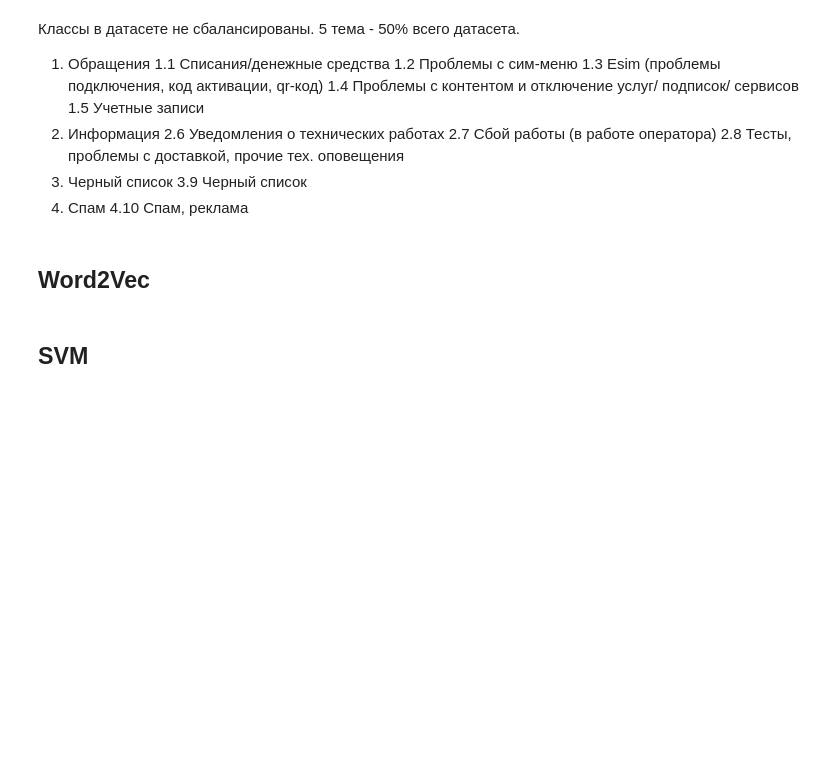
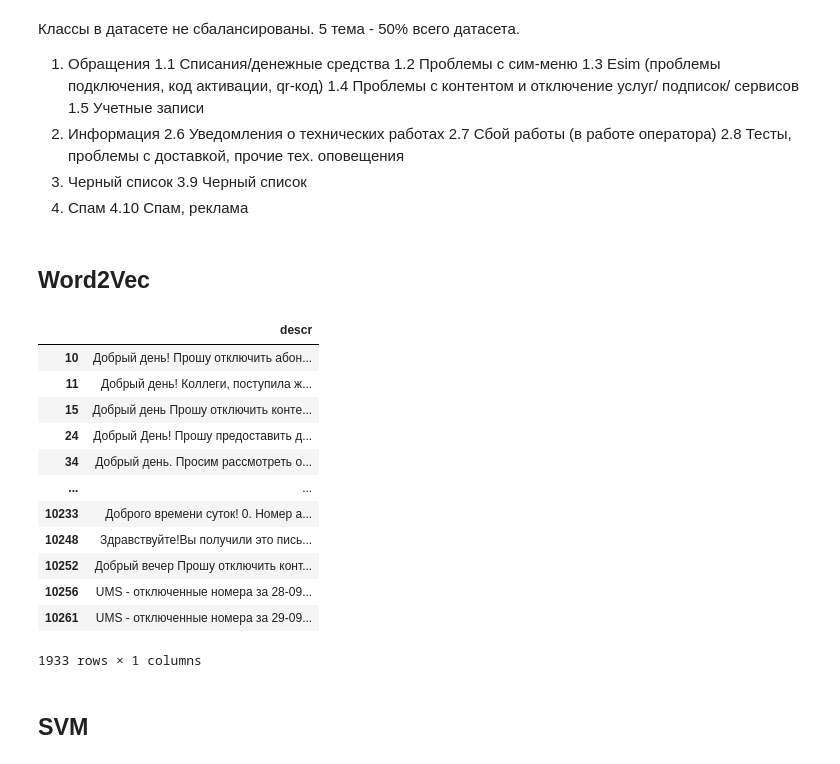
Before and after one commit to TaskGuru-AI/tasks_support_system_ai, a Jupyter notebook: notebooks/NLP/Baseline.ipynb, the cells around one changed output. Saved outputs shown, nothing was run; the diff lists cells and outputs as text; code cells hidden in the pictures; blank space fills up the shorter version.

```diff
--- a/notebooks/NLP/Baseline.ipynb
+++ b/notebooks/NLP/Baseline.ipynb
@@ -78,2 +92,19 @@ y = df['topic']
+# %%
+with pd.option_context('display.max_colwidth', None):
+    display(df[df['cluster'] == '4'][['descr']])
+# %% [output]
+|  | descr |
+| 10 | Добрый день! Прошу отключить абон... |
+| 11 | Добрый день! Коллеги, поступила ж... |
+| 15 | Добрый день Прошу отключить конте... |
+| 24 | Добрый День! Прошу предоставить д... |
+| 34 | Добрый день. Просим рассмотреть о... |
+| ... | ... |
+| 10233 | Доброго времени суток! 0. Номер а... |
+| 10248 | Здравствуйте!Вы получили это пись... |
+| 10252 | Добрый вечер Прошу отключить конт... |
+| 10256 | UMS - отключенные номера за 28-09... |
+| 10261 | UMS - отключенные номера за 29-09... |
+1933 rows × 1 columns
 # %% [markdown]
 ## SVM
```
Also changed, not shown: parts of 16 cells of this notebook.
